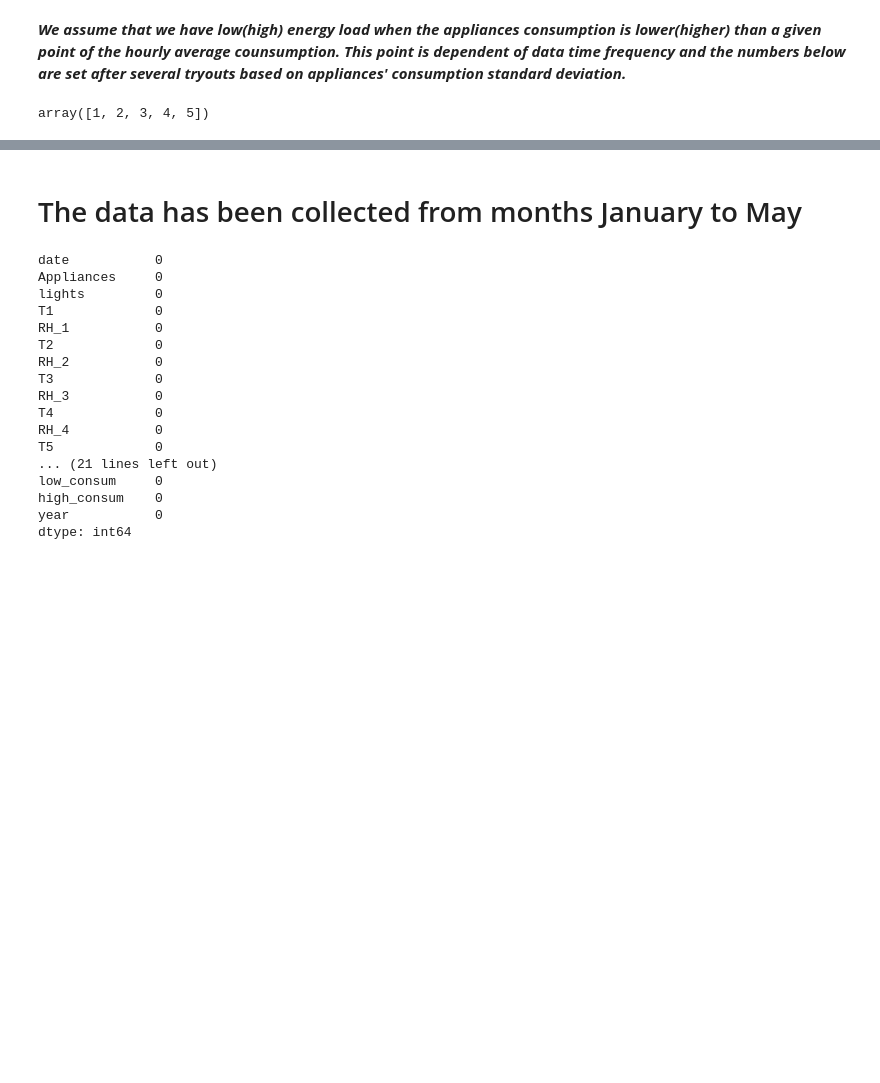
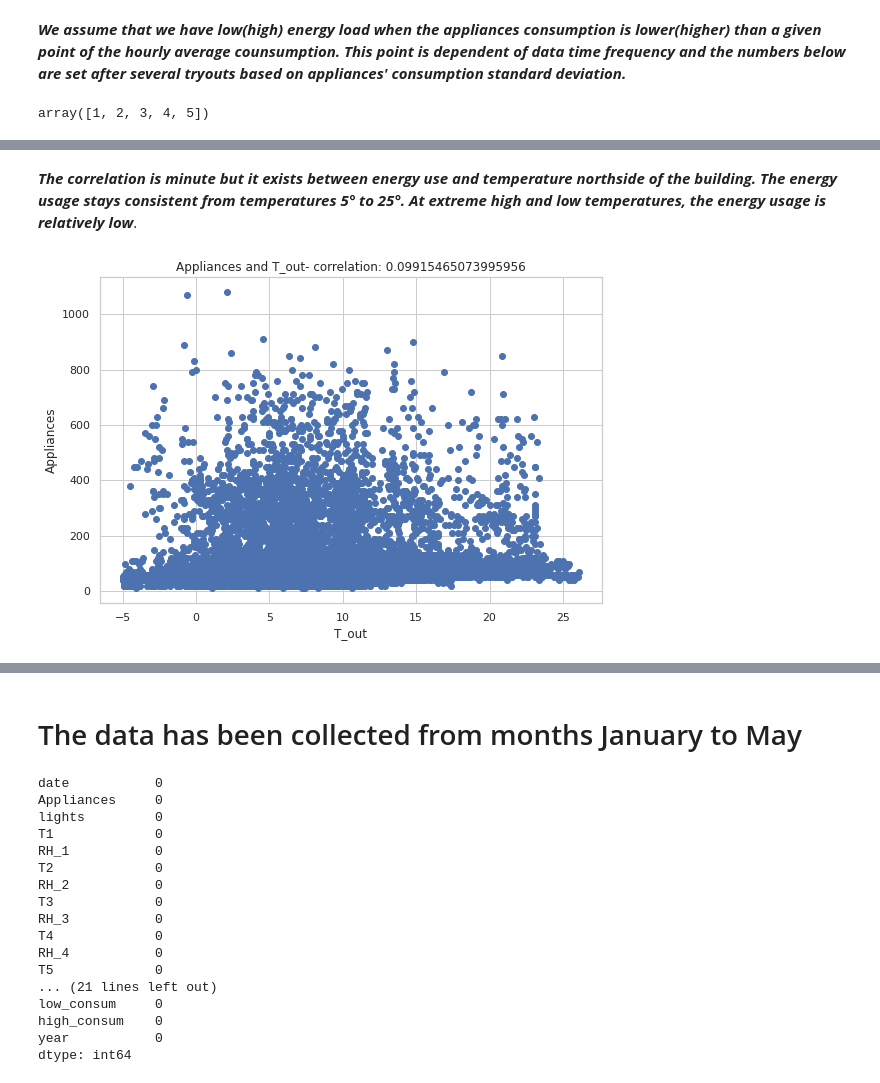
Before and after one commit to akifkashif/Captsone-Project---Data-Application-Energy-Linear-Regression-, a Jupyter notebook: Appliances_Energy_Prediction.ipynb, the cells around one changed output, grey strips where cells are left out. Cells and saved outputs as stored; diff of their text form; code cells hidden in the pictures; blank space fills up the shorter version.

```diff
--- a/Appliances_Energy_Prediction.ipynb
+++ b/Appliances_Energy_Prediction.ipynb
@@ -210,0 +281,18 @@ array([1, 2, 3, 4, 5])
+# %% [markdown]
+***The correlation is minute but it exists between energy use and temperature northside of the building. The energy usage stays consistent from temperatures 5° to 25°. At extreme high and low temperatures, the energy usage is relatively low***.
+# %%
+#scatter plot of Temperature vs Energy usage
+fig = plt.figure(figsize=(9, 6))
+ax = fig.gca()
+feature = df['T_out']
+label = df['Appliances']
+correlation = feature.corr(label)
+plt.scatter(x=feature, y=label)
+plt.xlabel('T_out')
+plt.ylabel('Appliances')
+ax.set_title('Appliances and' +' T_out' + '- correlation: ' + str(correlation))
+
+
+plt.show()
+# %% [output]
+[figure, added]
```
Also changed, not shown: parts of 19 cells of this notebook.
